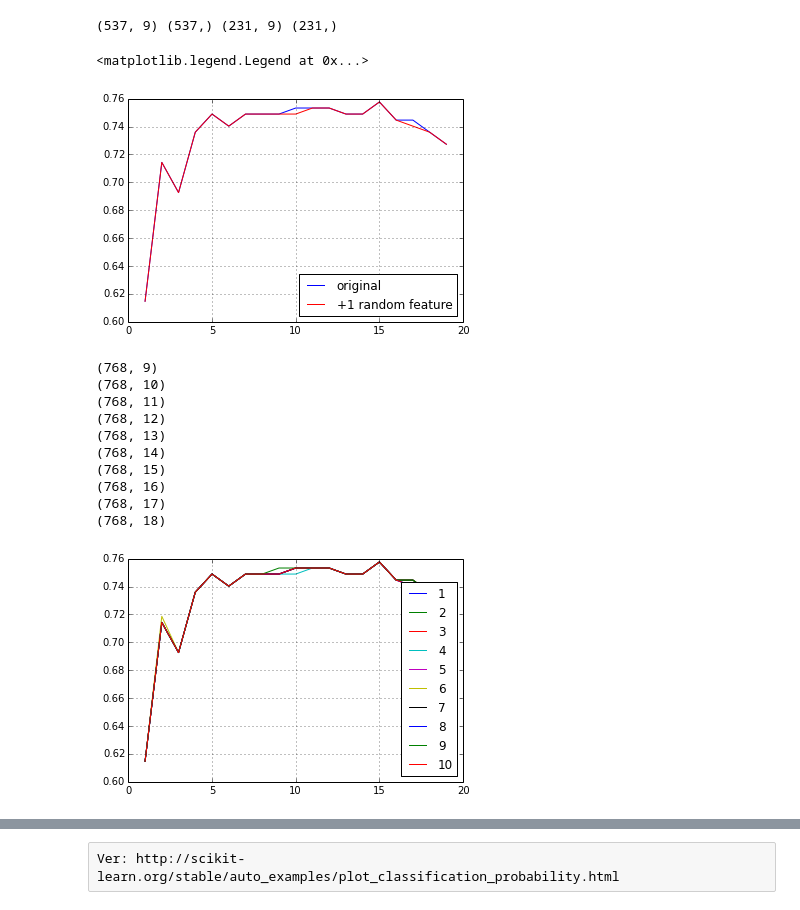
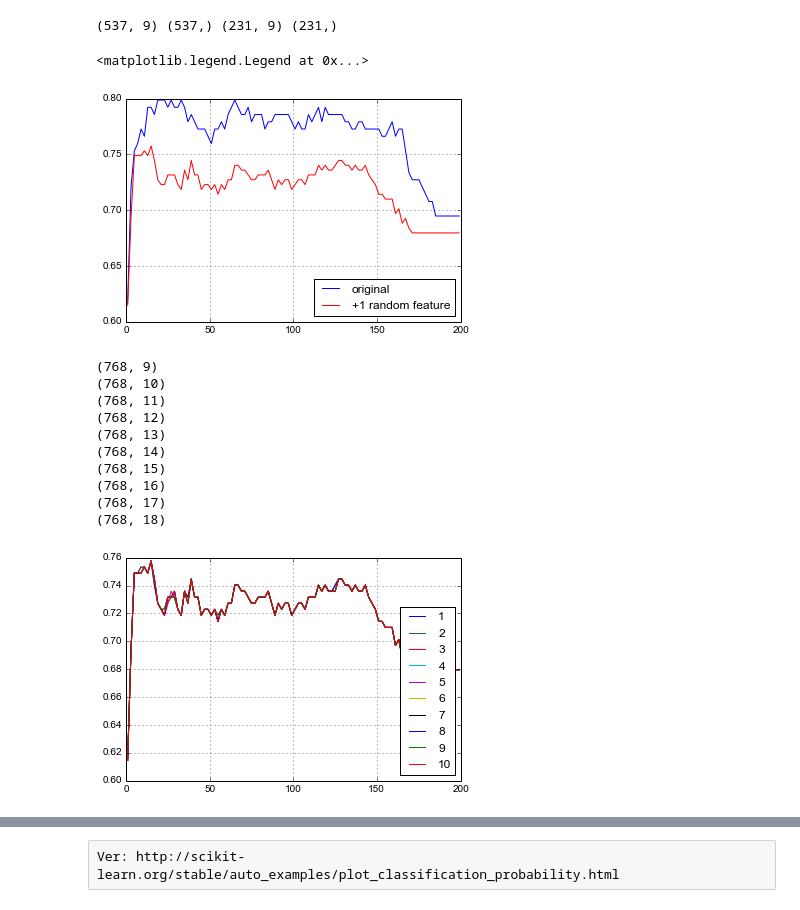
Before and after one commit to mbonaventura/aa2015, a Jupyter notebook: TP1/Ej2.ipynb, the cells around one changed output, grey strips where cells are left out. Saved outputs shown, nothing was run; the diff lists cells and outputs as text; code cells hidden in the pictures.

```diff
--- a/TP1/Ej2.ipynb
+++ b/TP1/Ej2.ipynb
@@ -59,9 +39,0 @@ for i in range(1,20):
-# %%
-yserie2 = []
-for i in range(1,20):
-	neigh = KNeighborsClassifier(n_neighbors=i)
-	neigh.fit(X_train, y_train)
-	score= neigh.score(X_train, y_train)
-	print i, score	#, neigh.predict_proba([16.0, 148.0, 72.0, 35.0, 0.0, 33.6, 0.627, 50.0])
-	yserie2.append(score)
-#
@@ -95,0 +43,14 @@ Populating the interactive namespace from numpy and matplotlib
+# %%
+xaxis = []
+yserie_train = []
+yserie_test = []
+testRange = range(1,200, 2)
+for i in testRange:
+	# Create the model and train it
+    neigh = KNeighborsClassifier(n_neighbors=i)
+    neigh.fit(X_train, y_train)
+
+    # Test using the train and test data
+    xaxis.append(i)
+    yserie_train.append(neigh.score(X_train, y_train))
+    yserie_test.append(neigh.score(X_test, y_test))
@@ -99,12 +86,11 @@ KNeighborsClassifier(algorithm='auto', leaf_size=30, metric='minkowski',
                      metric_params=None, n_neighbors=3, p=2, weights='uniform')
 # %%
 #
-yserie3 = []
-for i in range(1,20):
+yserie_distance = []
+for i in testRange:
 	#neigh2 = KNeighborsClassifier(n_neighbors=i, metric='minkowski')
     neigh2 = KNeighborsClassifier(n_neighbors=i, weights='distance')
     neigh2.fit(X_train, y_train)
-    score = neigh2.score(X_test, y_test)
-    #print i, score	#, neigh.predict_proba([16.0, 148.0, 72.0, 35.0, 0.0, 33.6, 0.627, 50.0])
-    yserie3.append(score)
+
+    yserie_distance.append(neigh2.score(X_test, y_test) )
 #
@@ -134,7 +129,7 @@ print X1_train.shape, y1_train.shape, X1_test.shape, y1_test.shape
 # %%
 #
 yserieX = []
-for i in range(1,20):
+for i in testRange:
 	neighX = KNeighborsClassifier(n_neighbors=i)
 	neighX.fit(X1_train, y1_train)
 	score = neighX.score(X1_test, y1_test)
@@ -142,13 +137,13 @@ for i in range(1,20):
 	yserieX.append(score)
 #
 # %%
-plot(xaxis, yserie1, color='b', label='original')
+plot(xaxis, yserie_test, color='b', label='original')
 plot(xaxis, yserieX, color='r', label='+1 random feature')
 grid('on')
 legend(loc=4)
 # %% [output]
 <matplotlib.legend.Legend at 0x...>
-[figure, old version]
+[figure, new version]
 # %%
 
 for j in range(1,11):
@@ -160,7 +155,7 @@ for j in range(1,11):
     #
     xaxis = []
     yserieN = []
-    for i in range(1,20):
+    for i in testRange:
         neigh = KNeighborsClassifier(n_neighbors=i)
         neigh.fit(X1_train, y1_train)
         score = neigh.score(X1_test, y1_test)
@@ -183,7 +178,7 @@ for j in range(1,11):
 (768, 16)
 (768, 17)
 (768, 18)
-[figure, old version]
+[figure, new version]
 # %%
 # Ejemplo 2
 
```
Also changed, not shown: parts of 18 cells of this notebook, 3 other files.
